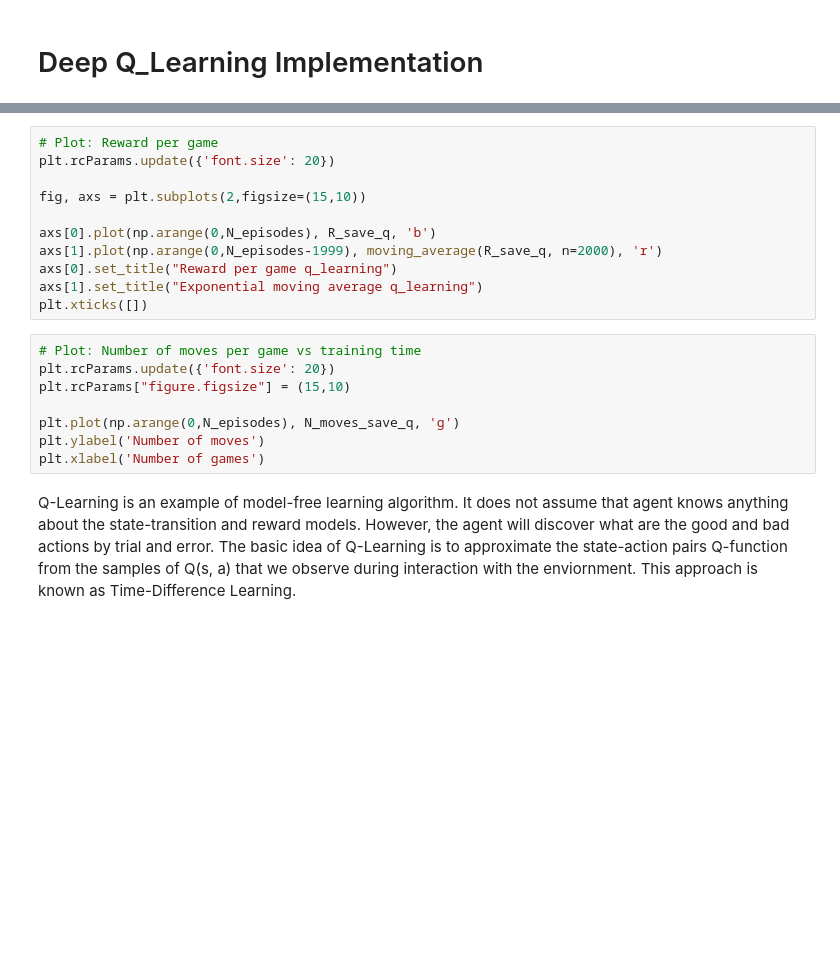
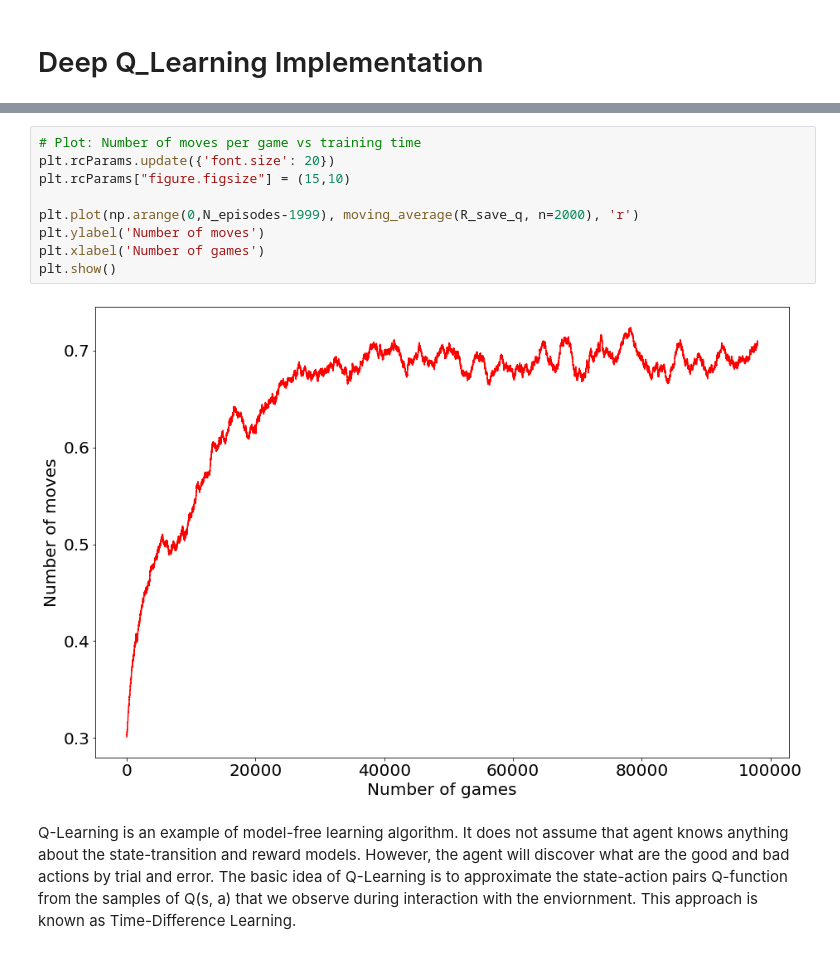
Before and after one commit to lzumta/Reinforcement-Learning-Assignment, a Jupyter notebook: Assignment.ipynb, the cells around one changed output, grey strips where cells are left out. Cells and saved outputs as stored; diff of their text form; blank space fills up the shorter version.

```diff
--- a/Assignment.ipynb
+++ b/Assignment.ipynb
@@ -373,22 +402,14 @@ print('Trained_Agent, Average reward:',np.mean(R_save_q),'Number of steps: ',np.
 # %%
-# Plot: Reward per game
+# Plot: Number of moves per game vs training time
 plt.rcParams.update({'font.size': 20})
+plt.rcParams["figure.figsize"] = (15,10)
 
-fig, axs = plt.subplots(2,figsize=(15,10))
-
-axs[0].plot(np.arange(0,N_episodes), R_save_q, 'b')
-axs[1].plot(np.arange(0,N_episodes-1999), moving_average(R_save_q, n=2000), 'r')
-axs[0].set_title("Reward per game q_learning")
-axs[1].set_title("Exponential moving average q_learning")
-plt.xticks([])
+plt.plot(np.arange(0,N_episodes-1999), moving_average(R_save_q, n=2000), 'r')
+plt.ylabel('Number of moves')
+plt.xlabel('Number of games')
+plt.show()
+# %% [output]
+[figure, added]
-# %%
-# Plot: Number of moves per game vs training time
-plt.rcParams.update({'font.size': 20})
-plt.rcParams["figure.figsize"] = (15,10)
-
-plt.plot(np.arange(0,N_episodes), N_moves_save_q, 'g')
-plt.ylabel('Number of moves')
-plt.xlabel('Number of games')
 # %% [markdown]
 
 Q-Learning is an example of model-free learning algorithm. It does not assume that agent knows anything about the state-transition and reward models. However, the agent will discover what are the good and bad actions by trial and error.
```
Also changed, not shown: parts of 18 cells of this notebook.
